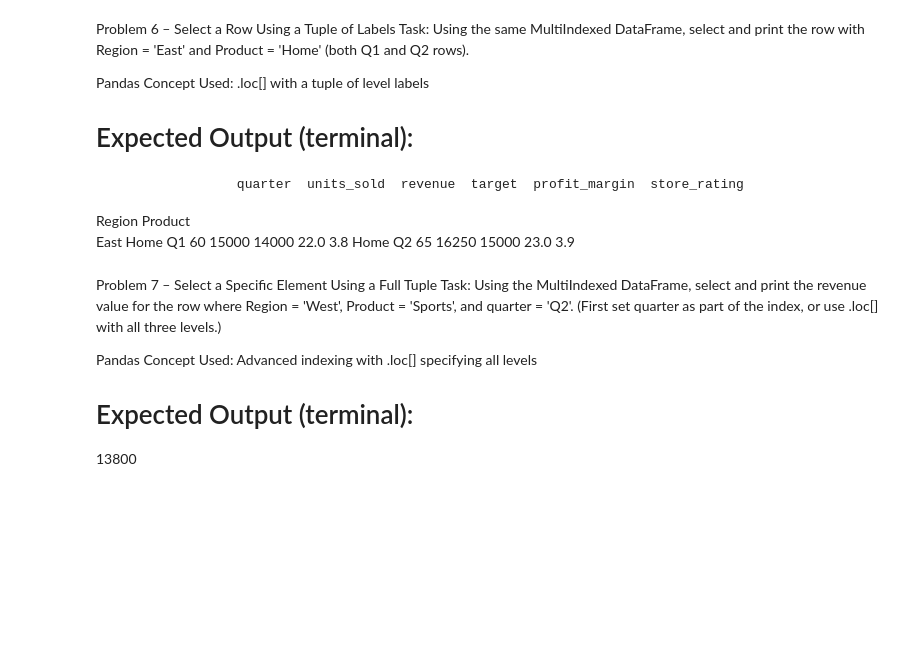
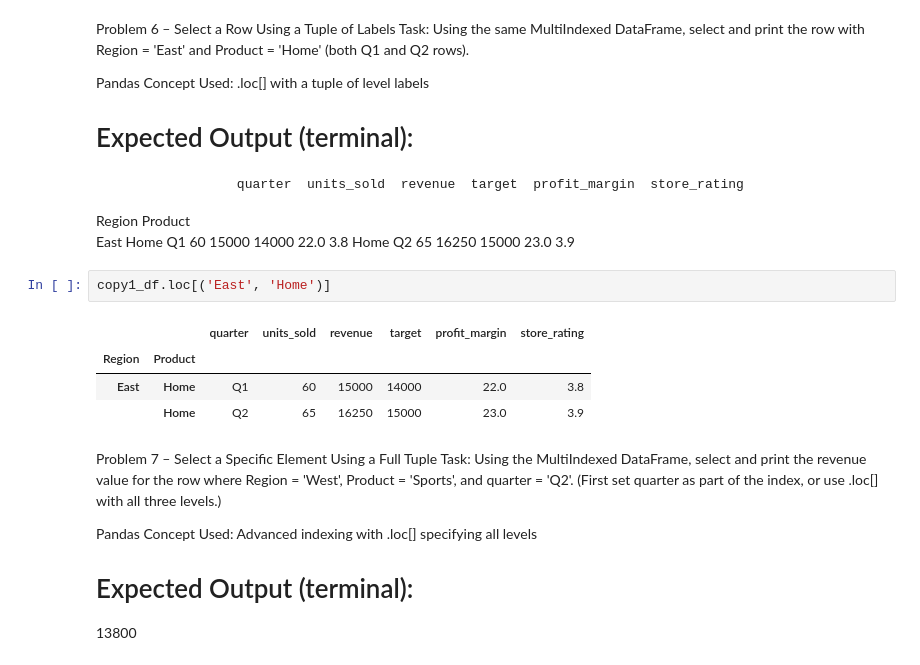
Before and after one commit to JerickJualo/Pandas---Problem-Solving---DeepSeek, a Jupyter notebook: Problem Solving/Multi-Index, Binary Operations Notebooks/Multi-Index, Binary - EASY.ipynb, the cells around one changed output. Drawn from its saved outputs; the diff is of its cells as text; blank space fills up the shorter version.

```diff
--- a/Problem Solving/Multi-Index, Binary Operations Notebooks/Multi-Index, Binary - EASY.ipynb
+++ b/Problem Solving/Multi-Index, Binary Operations Notebooks/Multi-Index, Binary - EASY.ipynb
@@ -131,6 +225,13 @@ Pandas Concept Used:
 Region Product
 East   Home              Q1          60    15000   14000           22.0           3.8
        Home              Q2          65    16250   15000           23.0           3.9
+# %%
+copy1_df.loc[('East', 'Home')]
+# %% [output]
+|  |  | quarter | units_sold | revenue | target | profit_margin | store_rating |
+| Region | Product |  |  |  |  |  |  |
+| East | Home | Q1 | 60 | 15000 | 14000 | 22.0 | 3.8 |
+|  | Home | Q2 | 65 | 16250 | 15000 | 23.0 | 3.9 |
 # %% [markdown]
 Problem 7 – Select a Specific Element Using a Full Tuple
 Task:
```
Also changed, not shown: parts of 7 cells of this notebook.
